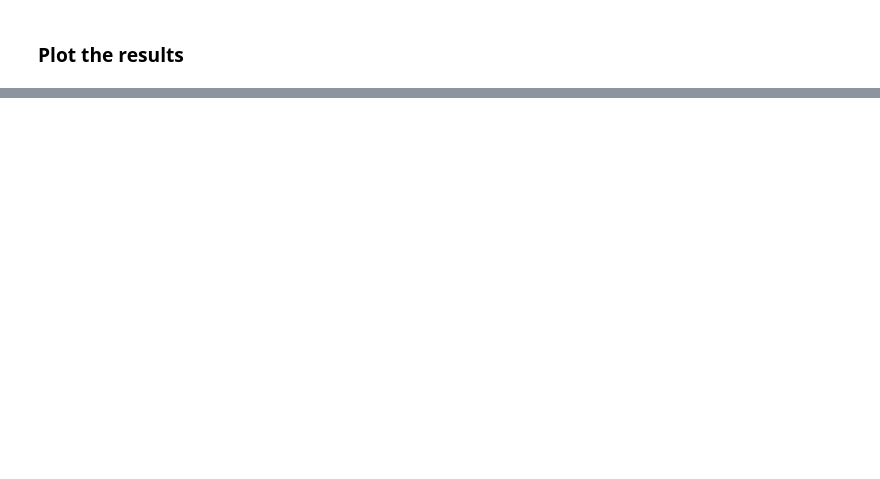
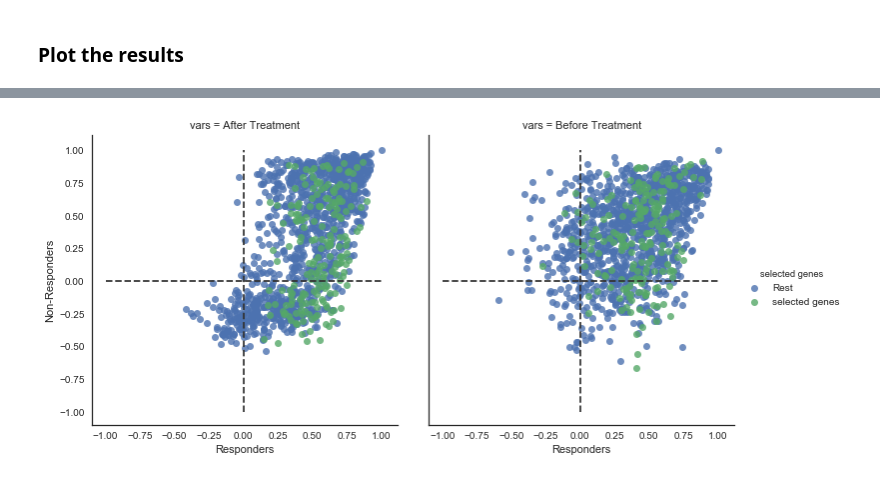
Before and after one commit to ajitjohnson/PythonScripts, a Jupyter notebook: Endocrine treatment of breast cancer.ipynb, the cells around one changed output, grey strips where cells are left out. Saved outputs shown, nothing was run; the diff lists cells and outputs as text; code cells hidden in the pictures; blank space fills up the shorter version.

```diff
--- a/Endocrine treatment of breast cancer.ipynb
+++ b/Endocrine treatment of breast cancer.ipynb
@@ -155,0 +204,6 @@ d_at_nr_cor = d_at_nr[d_at_nr.columns[1:]].corr()[GOI][:-1]
+# %%
+# Subset genes based on two conditions
+set1 = at_p[(at_p['Responders'] >= 0.51)]
+set1 = set1[(set1['Non-Responders'] <= 0.3)]
+set1['selected genes'] = ['selected genes']*len(set1)
+set1 = set1[['selected genes']]
@@ -155,0 +212,13 @@ d_at_nr_cor = d_at_nr[d_at_nr.columns[1:]].corr()[GOI][:-1]
+# %%
+plot_1  = plot.join(set1)
+plot_1  = plot_1.fillna(value= 'Rest')
+# %%
+# sns.set(style="white", color_codes=True)
+lm = sns.lmplot(data=plot_1, x='Responders', y='Non-Responders', col='vars', hue='selected genes', fit_reg=False)
+for ax in lm.axes.flat:
+    ax.plot((-1, 1), (0, 0), c=".2", ls="--")
+    ax.plot((0, 0), (-1, 1), c=".2", ls="--")
+lm.fig.subplots_adjust(wspace=.1, hspace=2);
+plt.show()
+# %% [output]
+[figure, added]
```
Also changed, not shown: parts of 25 cells of this notebook, 1 other file.
